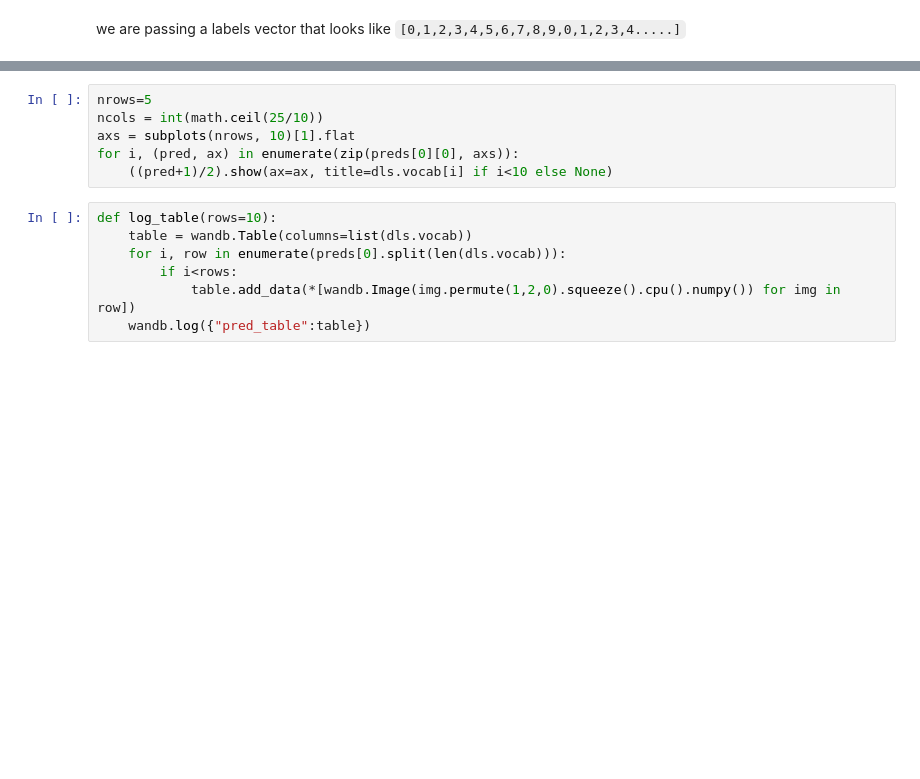
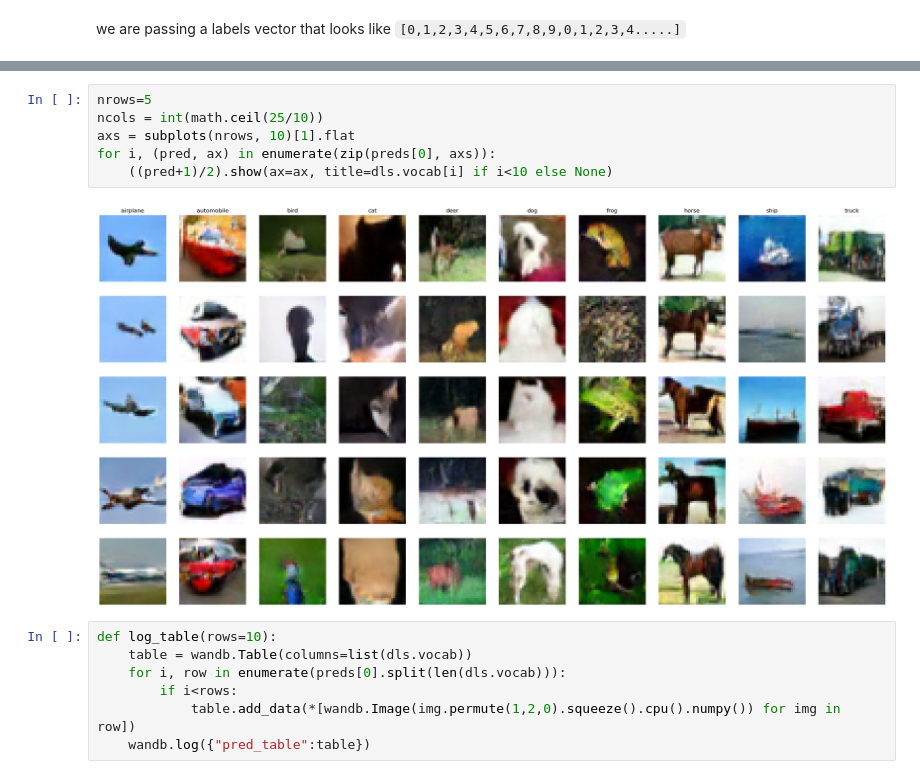
Before and after one commit to fastai/fastdiffusion, a Jupyter notebook: nbs/tcapelle/Diffusion_models_with_fastai_conditional_cifart_EMA.ipynb, the cells around one changed output, grey strips where cells are left out. Saved outputs shown, nothing was run; the diff lists cells and outputs as text; blank space fills up the shorter version.

```diff
--- a/nbs/tcapelle/Diffusion_models_with_fastai_conditional_cifart_EMA.ipynb
+++ b/nbs/tcapelle/Diffusion_models_with_fastai_conditional_cifart_EMA.ipynb
@@ -274,9 +315,11 @@ p.mean(dim=(0,2,3))
 # %%
 nrows=5
 ncols = int(math.ceil(25/10))
 axs = subplots(nrows, 10)[1].flat
-for i, (pred, ax) in enumerate(zip(preds[0][0], axs)):
+for i, (pred, ax) in enumerate(zip(preds[0], axs)):
     ((pred+1)/2).show(ax=ax, title=dls.vocab[i] if i<10 else None)
+# %% [output]
+[figure, added]
 # %%
 def log_table(rows=10):
     table = wandb.Table(columns=list(dls.vocab))
```
Also changed, not shown: parts of 10 cells of this notebook.
